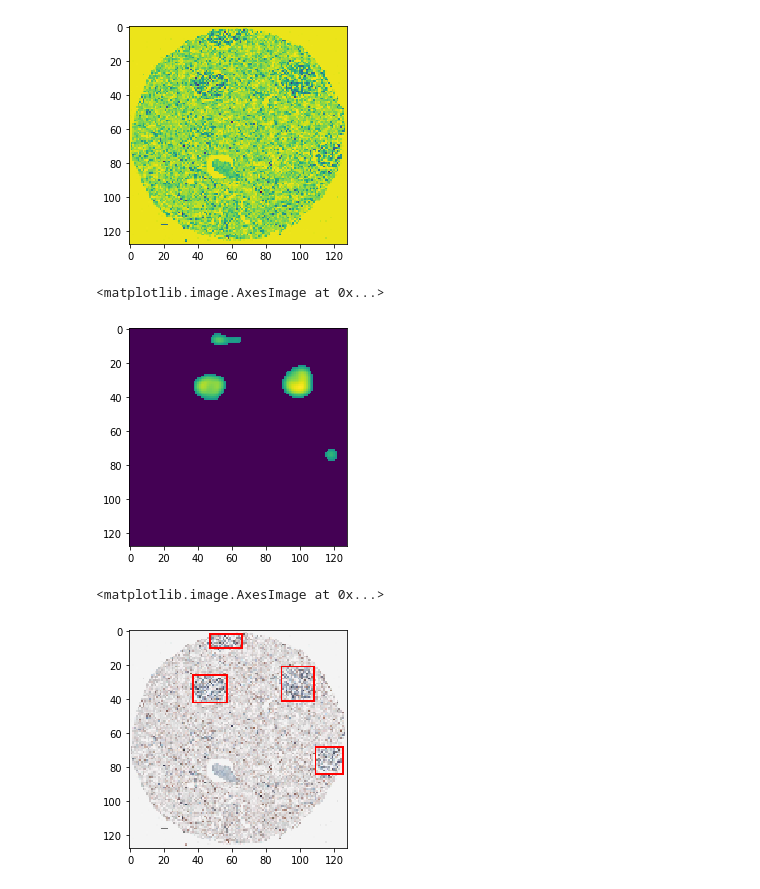
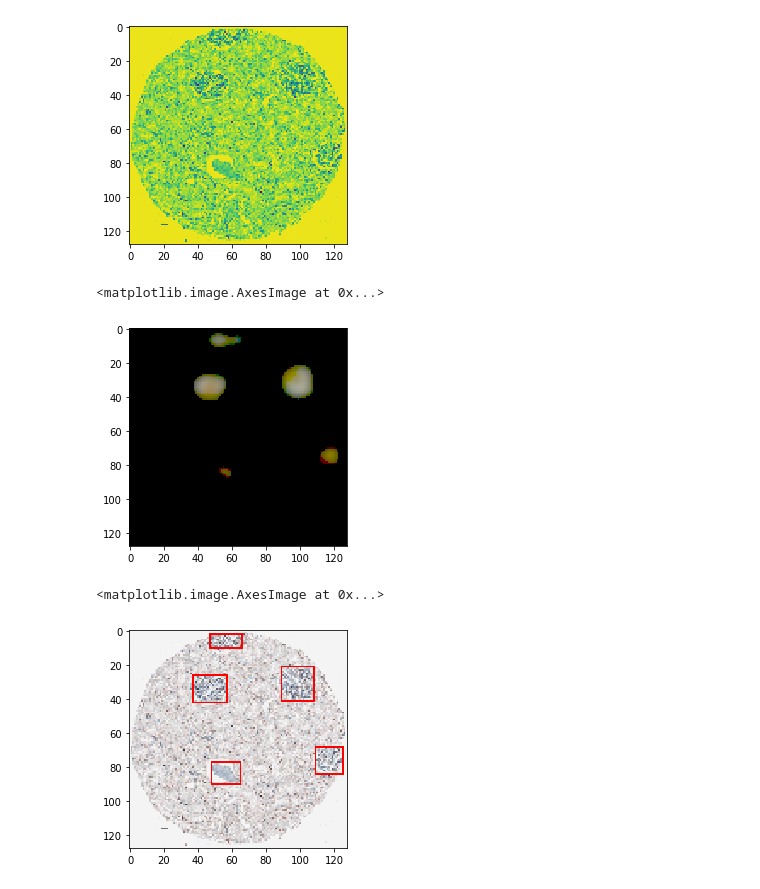
Before and after one commit to juyingnan/notebooks, a Jupyter notebook: nuclei.ipynb, the cells around one changed output. Cells and saved outputs as stored; diff of their text form; code cells hidden in the pictures.

```diff
--- a/nuclei.ipynb
+++ b/nuclei.ipynb
@@ -32,3 +36,10 @@ image_data.csv       nuclei.csv
 # %%
 #Specifying the data path
 img_path = "/content/drive/My Drive/Colab Notebooks/Research/Data/original.jpg"
+
+#Reading the image
+img = cv2.imread(img_path)
+
+#Finding the shize of the image
+original_size = img.shape
+print(original_size)
@@ -66,22 +90,22 @@ plt.imshow(gray_img)
 # %%
 #Using mean filtering to remove noise
-blur_img = cv2.blur(gray_img, (5,5))
+blur_img = cv2.blur(test_img, (5,5))
 
 #Changing the color of pixel values greater than 200 to black
 blur_img[(blur_img >= 200)] = 0
 
 #Recursively using mean filtering to remove noise
 blur_img = cv2.blur(blur_img, (5,5))
 blur_img = cv2.blur(blur_img, (5,5))
 blur_img = cv2.blur(blur_img, (5,5))
 blur_img = cv2.blur(blur_img, (5,5))
 blur_img = cv2.blur(blur_img, (5,5))
 
 #Changing the color of pixel values less than 80 to black
 blur_img[(blur_img <= 80)] = 0
 
 #Plotting the image with reduced noise
 plt.imshow(blur_img)
 # %% [output]
 <matplotlib.image.AxesImage at 0x...>
-[figure, old version]
+[figure, new version]
@@ -100,9 +127,10 @@ cv2.rectangle(temp_data, (47,2), (66,10), (255,0,0))
 cv2.rectangle(temp_data, (37,26), (57,42), (255,0,0))
 cv2.rectangle(temp_data, (89,21), (108,41), (255,0,0))
 cv2.rectangle(temp_data, (109,68), (125,84), (255,0,0))
+cv2.rectangle(temp_data, (48,77), (65,90), (255,0,0))
 
 #Plotting the data with boxes
 plt.imshow(temp_data)
 # %% [output]
 <matplotlib.image.AxesImage at 0x...>
-[figure, old version]
+[figure, new version]
```
Also changed, not shown: parts of 11 cells of this notebook.
